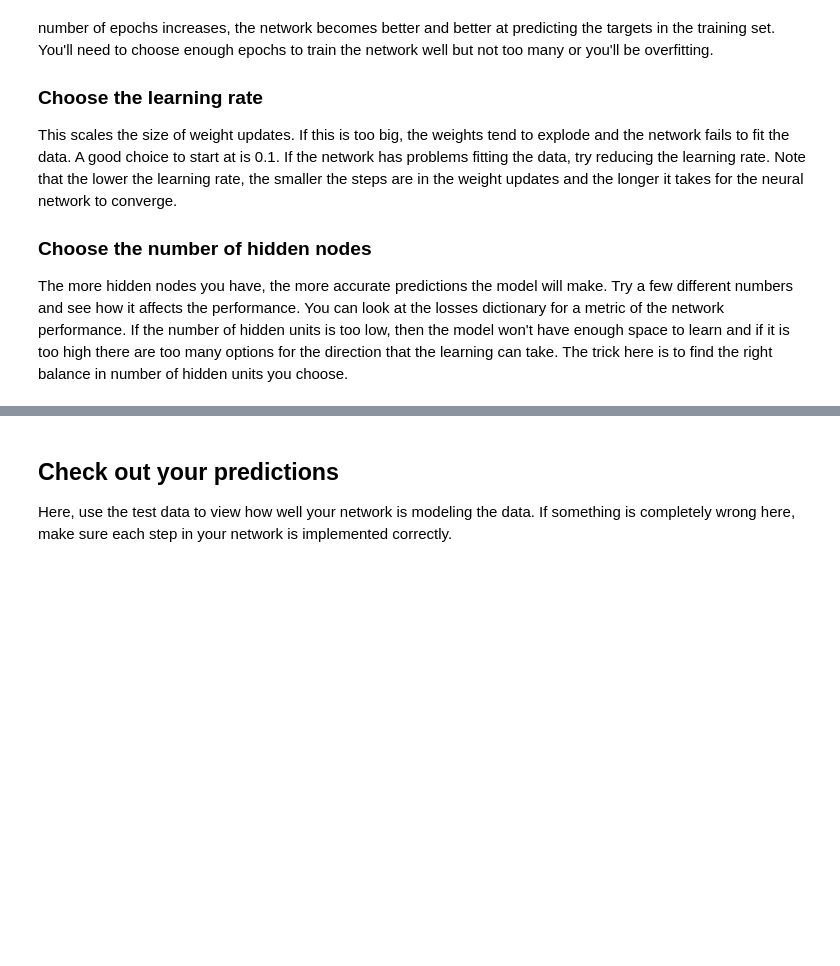
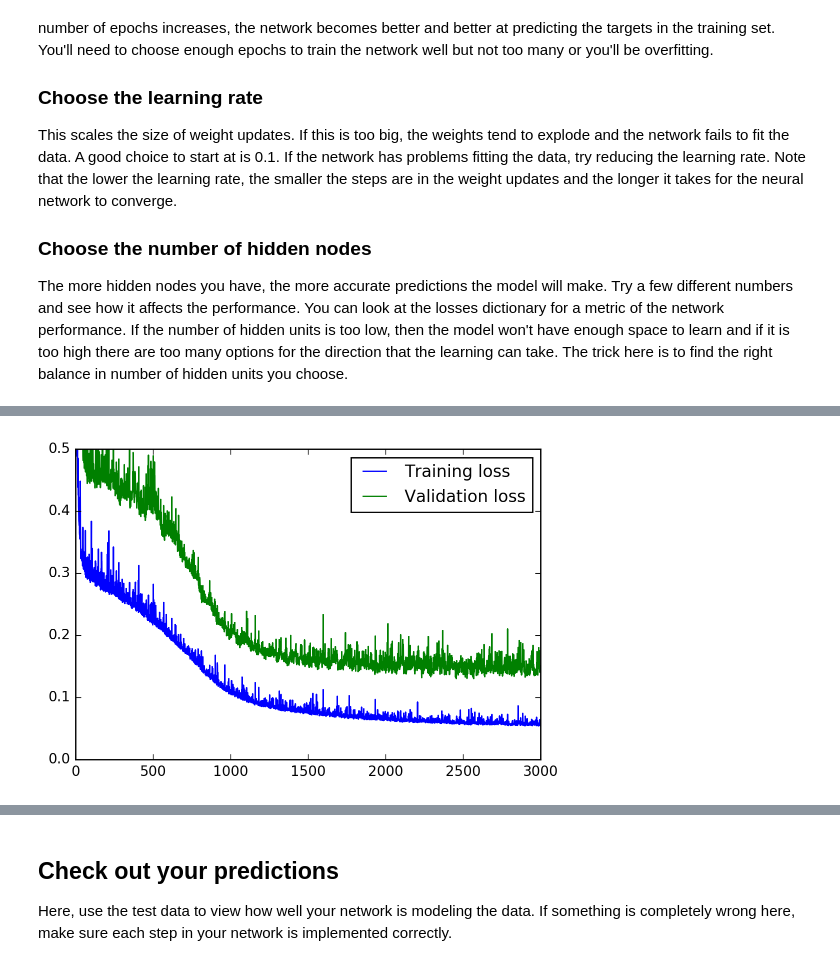
Before and after one commit to hmaleman/course-udacity-deepLearningFoundationND, a Jupyter notebook: 03-proj-yourFirstNeuralNetwork/proj-dldn-yourFirstNeuralNetwork.ipynb, the cells around one changed output, grey strips where cells are left out. Saved outputs shown, nothing was run; the diff lists cells and outputs as text; code cells hidden in the pictures; blank space fills up the shorter version.

```diff
--- a/03-proj-yourFirstNeuralNetwork/proj-dldn-yourFirstNeuralNetwork.ipynb
+++ b/03-proj-yourFirstNeuralNetwork/proj-dldn-yourFirstNeuralNetwork.ipynb
@@ -187,9 +221,9 @@ The more hidden nodes you have, the more accurate predictions the model will mak
 import sys
 
 ### Set the hyperparameters here ###
-epochs = 100
-learning_rate = 0.1
-hidden_nodes = 2
+epochs = 3500
+learning_rate = 0.005
+hidden_nodes = 10
 output_nodes = 1
 
 N_i = train_features.shape[1]
@@ -215,5 +251,11 @@ for e in range(epochs):
 # %%
-plt.plot(losses['train'], label='Training loss')
-plt.plot(losses['validation'], label='Validation loss')
-plt.legend()
-plt.ylim(ymax=0.5)
+def printSummary():
+    print("Epochs: {} / learning rate: {} / hidden nodes: {}".format(epochs, learning_rate, hidden_nodes))
+    print("Train loss: {:.3f} / Validation loss: {:.3f}".format(losses['train'][-1],losses['validation'][-1]))
+    plt.plot(losses['train'], label='Training loss')
+    plt.plot(losses['validation'], label='Validation loss')
+    plt.legend()
+    plt.ylim(ymax=0.5)
+# %%
+printSummary()
+# %% [output]
@@ -219,0 +264 @@ plt.ylim(ymax=0.5)
+[figure, added]
```
Also changed, not shown: parts of 21 cells of this notebook, 1 other file.
